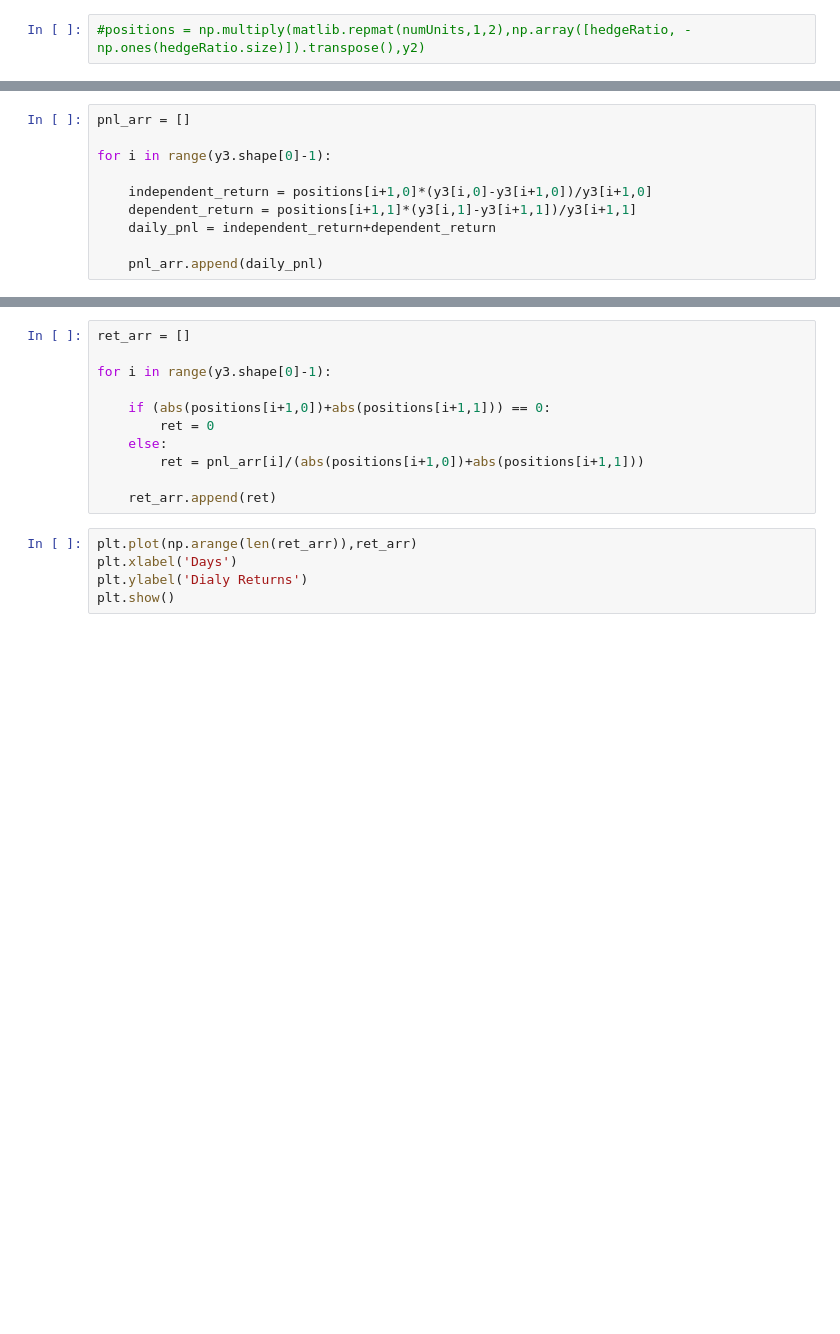
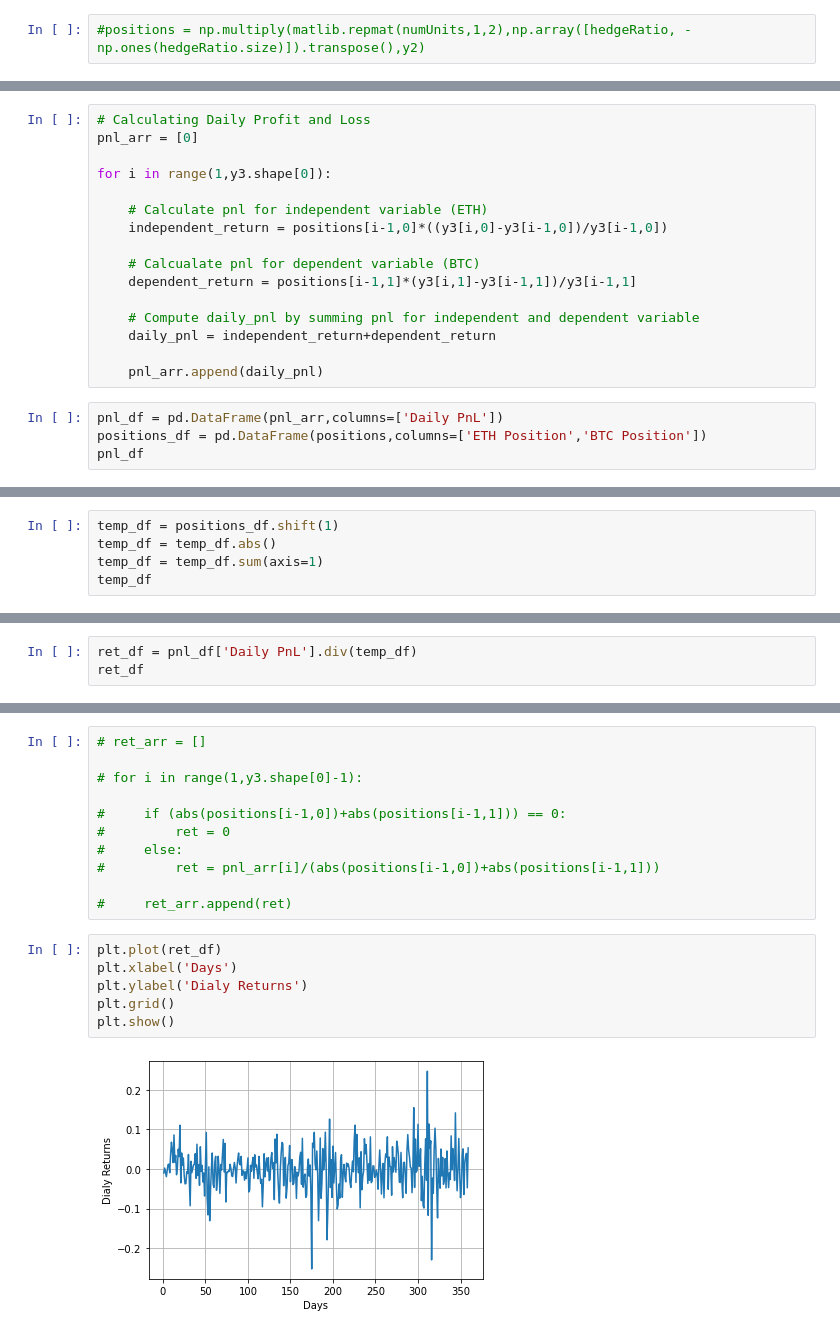
Before and after one commit to DataTortuga/crypto-pair-trade-analysis, a Jupyter notebook: BTC-ETH-Pair-Trade/BTC-ETH-Pair-Trade2.ipynb, the cells around one changed output, grey strips where cells are left out. Cells and saved outputs as stored; diff of their text form; blank space fills up the shorter version.

```diff
--- a/BTC-ETH-Pair-Trade/BTC-ETH-Pair-Trade2.ipynb
+++ b/BTC-ETH-Pair-Trade/BTC-ETH-Pair-Trade2.ipynb
@@ -392,10 +446,20 @@ zScore.head(10)
 # %%
-pnl_arr = []
+# Calculating Daily Profit and Loss
+pnl_arr = [0]
 
-for i in range(y3.shape[0]-1):
+for i in range(1,y3.shape[0]):
 
-    independent_return = positions[i+1,0]*(y3[i,0]-y3[i+1,0])/y3[i+1,0]
-    dependent_return = positions[i+1,1]*(y3[i,1]-y3[i+1,1])/y3[i+1,1]
+    # Calculate pnl for independent variable (ETH)
+    independent_return = positions[i-1,0]*((y3[i,0]-y3[i-1,0])/y3[i-1,0])
+
+    # Calcualate pnl for dependent variable (BTC)
+    dependent_return = positions[i-1,1]*(y3[i,1]-y3[i-1,1])/y3[i-1,1]
+
+    # Compute daily_pnl by summing pnl for independent and dependent variable
     daily_pnl = independent_return+dependent_return
 
     pnl_arr.append(daily_pnl)
+# %%
+pnl_df = pd.DataFrame(pnl_arr,columns=['Daily PnL'])
+positions_df = pd.DataFrame(positions,columns=['ETH Position','BTC Position'])
+pnl_df
@@ -401,0 +480,5 @@ for i in range(y3.shape[0]-1):
+# %%
+temp_df = positions_df.shift(1)
+temp_df = temp_df.abs()
+temp_df = temp_df.sum(axis=1)
+temp_df
@@ -401,0 +498,3 @@ for i in range(y3.shape[0]-1):
+# %%
+ret_df = pnl_df['Daily PnL'].div(temp_df)
+ret_df
@@ -402,17 +514,20 @@ for i in range(y3.shape[0]-1):
 # %%
-ret_arr = []
+# ret_arr = []
 
-for i in range(y3.shape[0]-1):
+# for i in range(1,y3.shape[0]-1):
 
-    if (abs(positions[i+1,0])+abs(positions[i+1,1])) == 0:
-        ret = 0
-    else:
-        ret = pnl_arr[i]/(abs(positions[i+1,0])+abs(positions[i+1,1]))
+#     if (abs(positions[i-1,0])+abs(positions[i-1,1])) == 0:
+#         ret = 0
+#     else:
+#         ret = pnl_arr[i]/(abs(positions[i-1,0])+abs(positions[i-1,1]))
 
-    ret_arr.append(ret)
+#     ret_arr.append(ret)
 # %%
-plt.plot(np.arange(len(ret_arr)),ret_arr)
+plt.plot(ret_df)
 plt.xlabel('Days')
 plt.ylabel('Dialy Returns')
+plt.grid()
 plt.show()
+# %% [output]
+[figure, added]
 # %%
```
Also changed, not shown: parts of 27 cells of this notebook.
